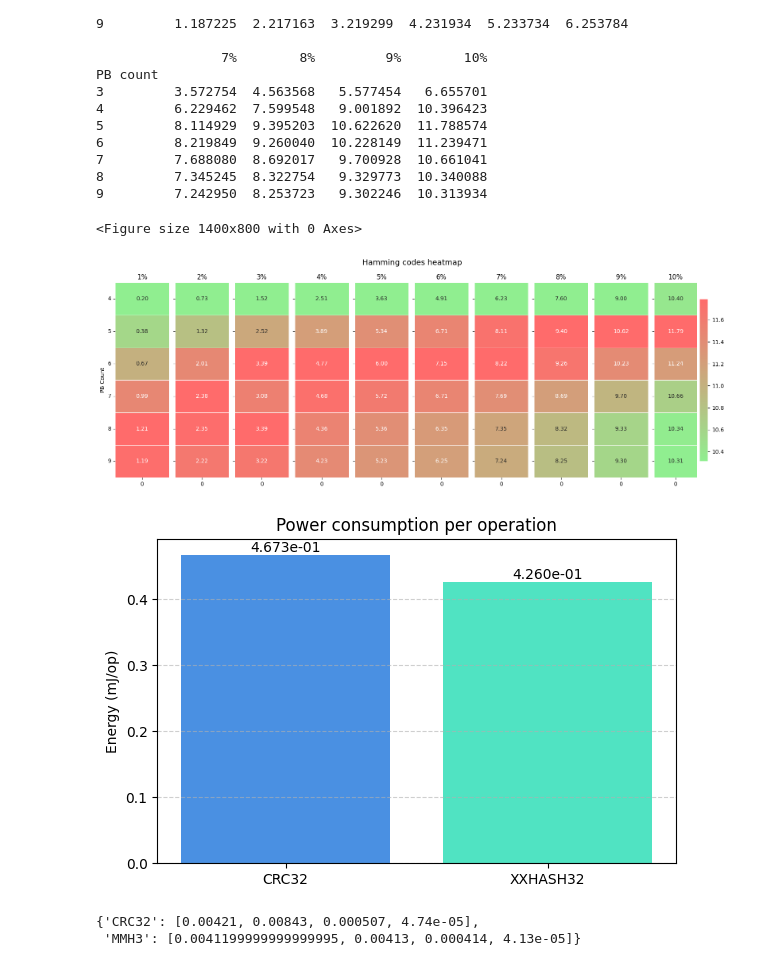
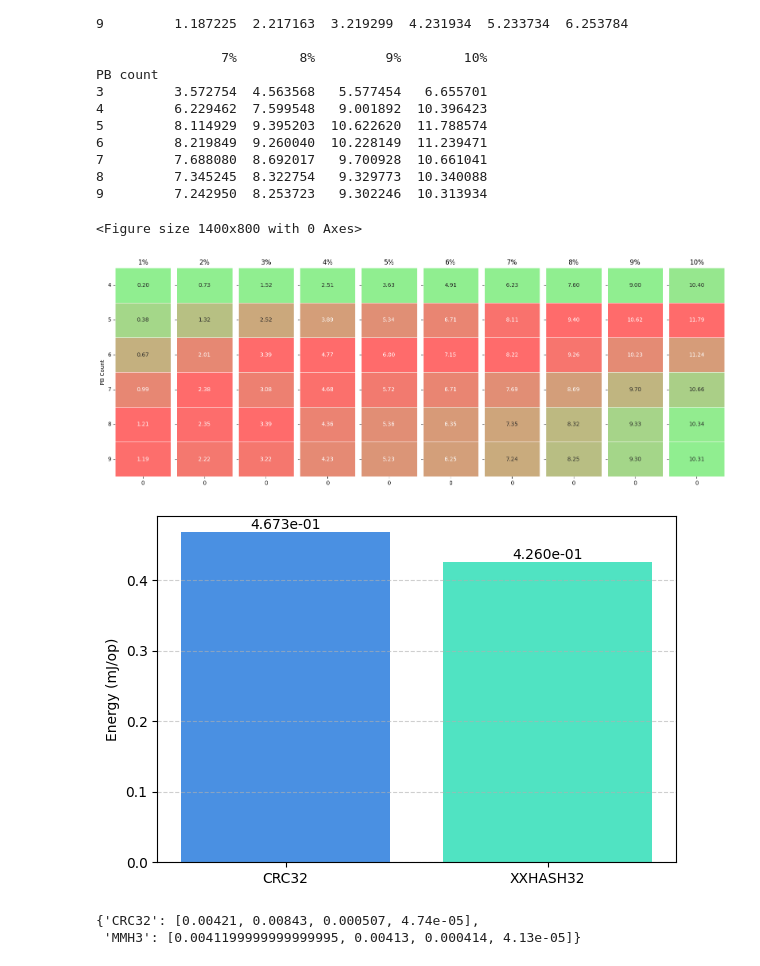
Before and after one commit to j1sk1ss/CDBMS_ICDE2026, a Jupyter notebook: CDBMS.ipynb, the cells around one changed output. Saved outputs shown, nothing was run; the diff lists cells and outputs as text; code cells hidden in the pictures.

```diff
--- a/CDBMS.ipynb
+++ b/CDBMS.ipynb
@@ -218,35 +257,35 @@ df = df.iloc[2:]
 # %%
 plt.figure(figsize=(14, 8))
 
 cmap = LinearSegmentedColormap.from_list('custom_green_red', ['#90EE90', '#FF6B6B'], N=256)
 
 num_cols = len(df.columns)
 
 fig, axes = plt.subplots(1, num_cols, figsize=(16, 6), sharey=True)
-fig.suptitle('Hamming codes heatmap', fontsize=14)
+# fig.suptitle('Hamming codes heatmap', fontsize=14)
 
 for i, col in enumerate(df.columns):
     col_data = df[col].values.reshape(-1, 1)
     sns.heatmap(col_data,
                 annot=True,
                 fmt=".2f",
                 cmap=cmap,
-                cbar=True if i == num_cols-1 else False,
+                cbar=False,
                 ax=axes[i],
                 linewidths=0.5,
                 vmin=df[col].min(),
                 vmax=df[col].max())
 
     axes[i].set_title(col)
     axes[i].set_xlabel('')
     axes[i].set_ylabel('PB Count' if i == 0 else '')
     axes[i].set_yticklabels(df.index, rotation=0)
 
 plt.tight_layout()
 plt.show()
 # %% [output]
 <Figure size 1400x800 with 0 Axes>
-[figure, old version]
+[figure, new version]
 # %%
 import re
 import matplotlib.pyplot as plt
@@ -289,7 +328,7 @@ values = list(avg_values.values())
 
 plt.figure(figsize=(6,4))
 plt.bar(algos, values, color=['#4a90e2', '#50e3c2'])
-plt.title("Power consumption per operation")
+# plt.title("Power consumption per operation")
 plt.ylabel("Energy (mJ/op)")
 plt.grid(axis='y', linestyle='--', alpha=0.6)
 
@@ -299,7 +338,7 @@ for i, v in enumerate(values):
 plt.tight_layout()
 plt.show()
 # %% [output]
-[figure, old version]
+[figure, new version]
 # %%
 data
 # %% [output]
```
Also changed, not shown: parts of 4 cells of this notebook.
